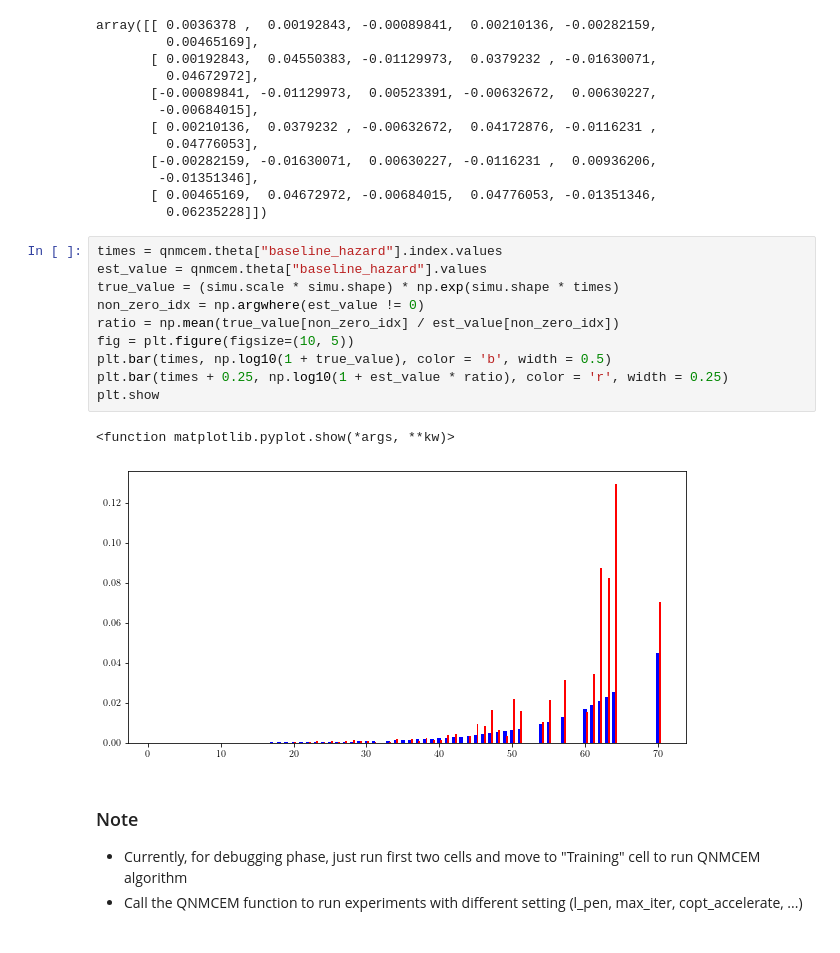
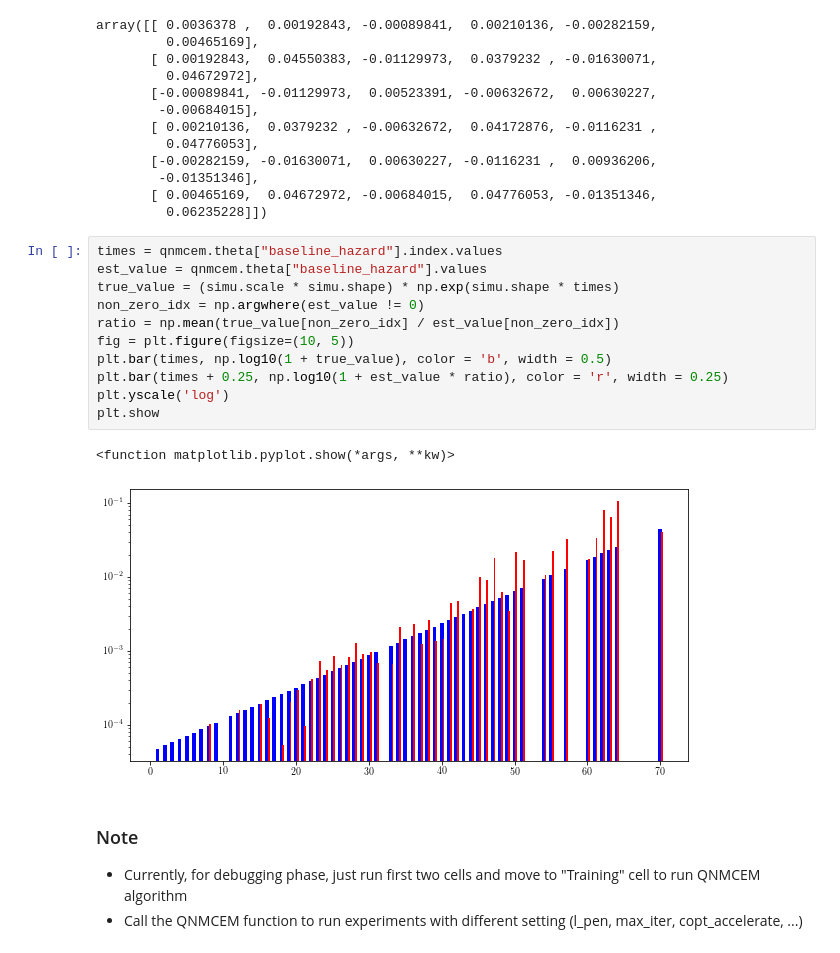
Before and after one commit to Califrais/flash, a Jupyter notebook: Lights tutorial.ipynb, the cells around one changed output. Cells and saved outputs as stored; diff of their text form.

```diff
--- a/Lights tutorial.ipynb
+++ b/Lights tutorial.ipynb
@@ -561,16 +565,17 @@ array([[ 0.0036378 ,  0.00192843, -0.00089841,  0.00210136, -0.00282159,
 # %%
 times = qnmcem.theta["baseline_hazard"].index.values
 est_value = qnmcem.theta["baseline_hazard"].values
 true_value = (simu.scale * simu.shape) * np.exp(simu.shape * times)
 non_zero_idx = np.argwhere(est_value != 0)
 ratio = np.mean(true_value[non_zero_idx] / est_value[non_zero_idx])
 fig = plt.figure(figsize=(10, 5))
 plt.bar(times, np.log10(1 + true_value), color = 'b', width = 0.5)
 plt.bar(times + 0.25, np.log10(1 + est_value * ratio), color = 'r', width = 0.25)
+plt.yscale('log')
 plt.show
 # %% [output]
 <function matplotlib.pyplot.show(*args, **kw)>
-[figure, old version]
+[figure, new version]
 # %% [markdown]
 ### Note
 * Currently, for debugging phase, just run first two cells and move to "Training" cell to run QNMCEM algorithm
```
Also changed, not shown: parts of 15 cells of this notebook.
